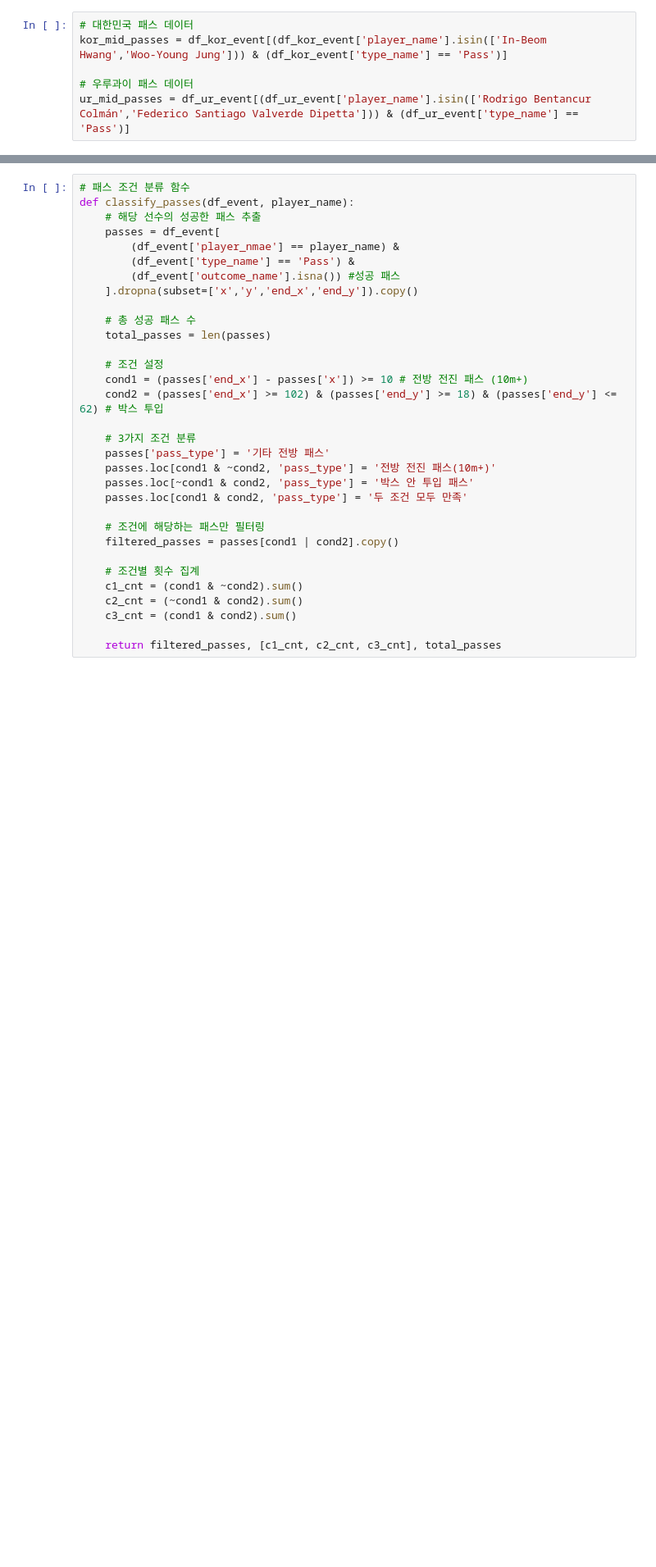
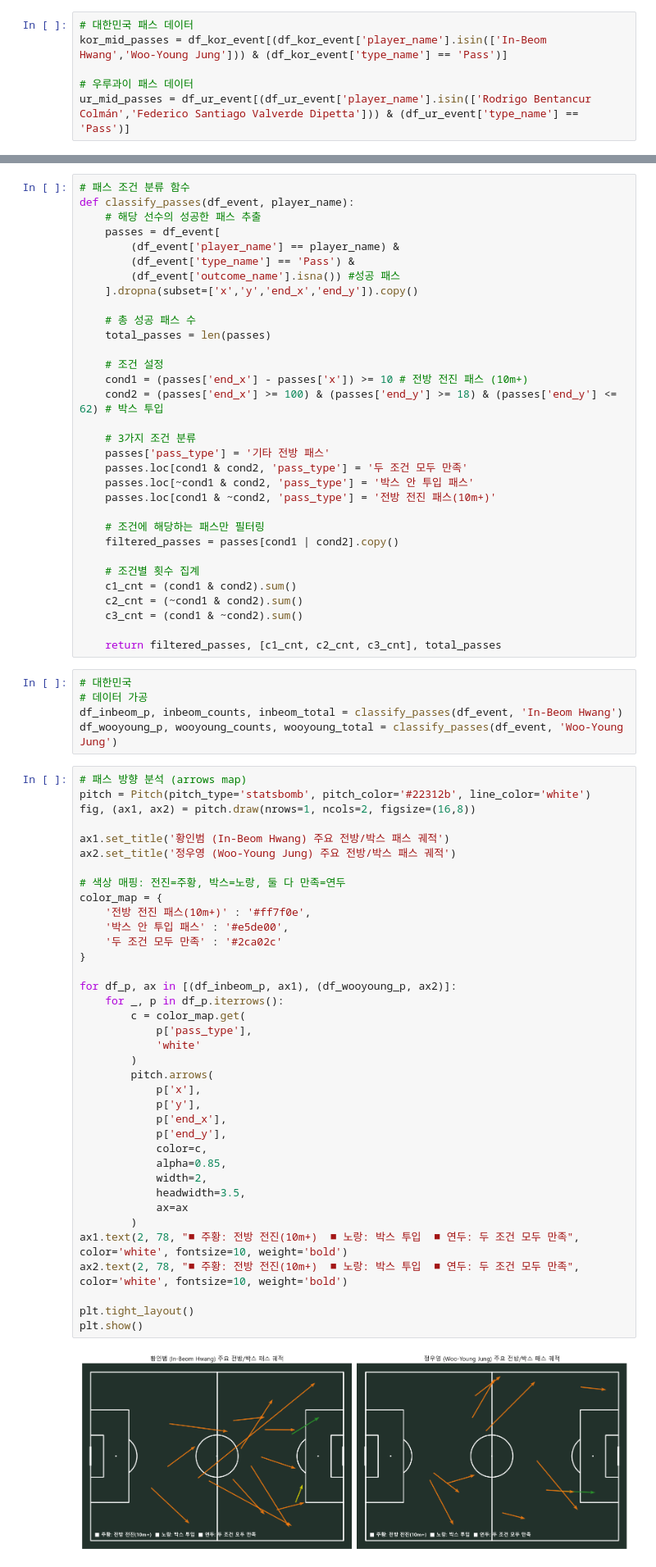
Before and after one commit to 0jyyyyy/Soccer_Lens, a Jupyter notebook: Tactics_lab/World_cup/2022/korea_uruguay.ipynb, the cells around one changed output, grey strips where cells are left out. Shown at 82% size. Cells and saved outputs as stored; diff of their text form; blank space fills up the shorter version.

Commit message:
feat:pass_arrow_kor

```diff
--- a/Tactics_lab/World_cup/2022/korea_uruguay.ipynb
+++ b/Tactics_lab/World_cup/2022/korea_uruguay.ipynb
@@ -507,7 +507,7 @@ pitch.hexbin(
 def classify_passes(df_event, player_name):
     # 해당 선수의 성공한 패스 추출
     passes = df_event[
-        (df_event['player_nmae'] == player_name) &
+        (df_event['player_name'] == player_name) &
         (df_event['type_name'] == 'Pass') &
         (df_event['outcome_name'].isna()) #성공 패스
     ].dropna(subset=['x','y','end_x','end_y']).copy()
@@ -517,20 +517,64 @@ def classify_passes(df_event, player_name):
 
     # 조건 설정
     cond1 = (passes['end_x'] - passes['x']) >= 10 # 전방 전진 패스 (10m+)
-    cond2 = (passes['end_x'] >= 102) & (passes['end_y'] >= 18) & (passes['end_y'] <= 62) # 박스 투입
+    cond2 = (passes['end_x'] >= 100) & (passes['end_y'] >= 18) & (passes['end_y'] <= 62) # 박스 투입
 
     # 3가지 조건 분류
     passes['pass_type'] = '기타 전방 패스'
+    passes.loc[cond1 & cond2, 'pass_type'] = '두 조건 모두 만족'
+    passes.loc[~cond1 & cond2, 'pass_type'] = '박스 안 투입 패스'
     passes.loc[cond1 & ~cond2, 'pass_type'] = '전방 전진 패스(10m+)'
-    passes.loc[~cond1 & cond2, 'pass_type'] = '박스 안 투입 패스'
-    passes.loc[cond1 & cond2, 'pass_type'] = '두 조건 모두 만족'
 
     # 조건에 해당하는 패스만 필터링
     filtered_passes = passes[cond1 | cond2].copy()
 
     # 조건별 횟수 집계
-    c1_cnt = (cond1 & ~cond2).sum()
+    c1_cnt = (cond1 & cond2).sum()
     c2_cnt = (~cond1 & cond2).sum()
-    c3_cnt = (cond1 & cond2).sum()
+    c3_cnt = (cond1 & ~cond2).sum()
 
     return filtered_passes, [c1_cnt, c2_cnt, c3_cnt], total_passes
+# %%
+# 대한민국
+# 데이터 가공
+df_inbeom_p, inbeom_counts, inbeom_total = classify_passes(df_event, 'In-Beom Hwang')
+df_wooyoung_p, wooyoung_counts, wooyoung_total = classify_passes(df_event, 'Woo-Young Jung')
+# %%
+# 패스 방향 분석 (arrows map)
+pitch = Pitch(pitch_type='statsbomb', pitch_color='#22312b', line_color='white')
+fig, (ax1, ax2) = pitch.draw(nrows=1, ncols=2, figsize=(16,8))
+
+ax1.set_title('황인범 (In-Beom Hwang) 주요 전방/박스 패스 궤적')
+ax2.set_title('정우영 (Woo-Young Jung) 주요 전방/박스 패스 궤적')
+
+# 색상 매핑: 전진=주황, 박스=노랑, 둘 다 만족=연두
+color_map = {
+    '전방 전진 패스(10m+)' : '#ff7f0e',
+    '박스 안 투입 패스' : '#e5de00',
+    '두 조건 모두 만족' : '#2ca02c'
+}
+
+for df_p, ax in [(df_inbeom_p, ax1), (df_wooyoung_p, ax2)]:
+    for _, p in df_p.iterrows():
+        c = color_map.get(
+            p['pass_type'],
+            'white'
+        )
+        pitch.arrows(
+            p['x'],
+            p['y'],
+            p['end_x'],
+            p['end_y'],
+            color=c,
+            alpha=0.85,
+            width=2,
+            headwidth=3.5,
+            ax=ax
+        )
+ax1.text(2, 78, "■ 주황: 전방 전진(10m+)  ■ 노랑: 박스 투입  ■ 연두: 두 조건 모두 만족", color='white', fontsize=10, weight='bold')
+ax2.text(2, 78, "■ 주황: 전방 전진(10m+)  ■ 노랑: 박스 투입  ■ 연두: 두 조건 모두 만족", color='white', fontsize=10, weight='bold')
+
+plt.tight_layout()
+plt.show()
+# %% [output]
+[figure, added]
```
